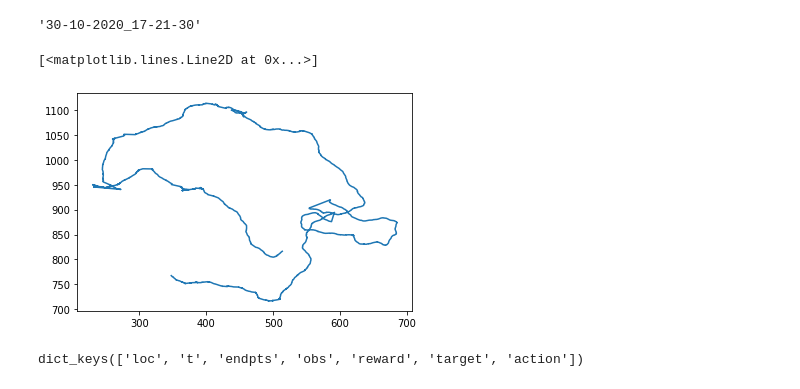
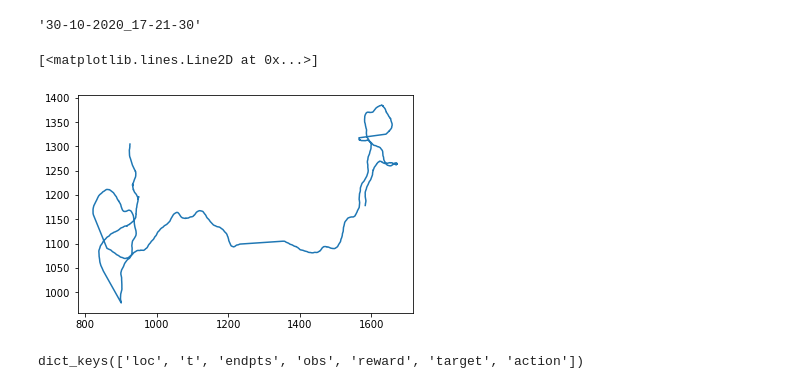
Before and after one commit to ccli3896/RLWorms, a Jupyter notebook: 10_30_model/Tests.ipynb, the cells around one changed output. Cells and saved outputs as stored; diff of their text form; code cells hidden in the pictures.

```diff
--- a/10_30_model/Tests.ipynb
+++ b/10_30_model/Tests.ipynb
@@ -8,17 +8,17 @@ datetime.now().strftime("%d-%m-%Y_%H-%M-%S")
 # %% [output]
 '30-10-2020_17-21-30'
 # %%
-with open('Data/traj02-11-2020_16-14-45.pkl','rb') as f:
+with open('Data/traj30-10-2020_18-24-08.pkl','rb') as f:
     traj = pickle.load(f)
 # %%
-def filter_by_loc(traj):
+def filter_by_loc(traj,xlimit=1e6,ylimit=0):
     locs = np.array(traj['loc'])
     loc = []
     rew = []
     obs = []
     for i in range(locs.shape[0]):
         if locs[i,0]!=0 and locs[i,1]!=0:
-            if locs[i,0]<1000:
+            if locs[i,0]<xlimit and locs[i,1]>ylimit:
                 loc.append(locs[i,:])
                 rew.append(traj['reward'][i])
                 obs.append(traj['obs'][i])
@@ -26,10 +26,10 @@ def filter_by_loc(traj):
 # %%
 loc,rew,obs = filter_by_loc(traj)
 # %%
-plt.plot(locs[:,0],locs[:,1])
+plt.plot(loc[:,0],loc[:,1])
 # %% [output]
 [<matplotlib.lines.Line2D at 0x...>]
-[figure, old version]
+[figure, new version]
 # %%
 traj.keys()
 # %% [output]
```
Also changed, not shown: parts of 28 cells of this notebook.
